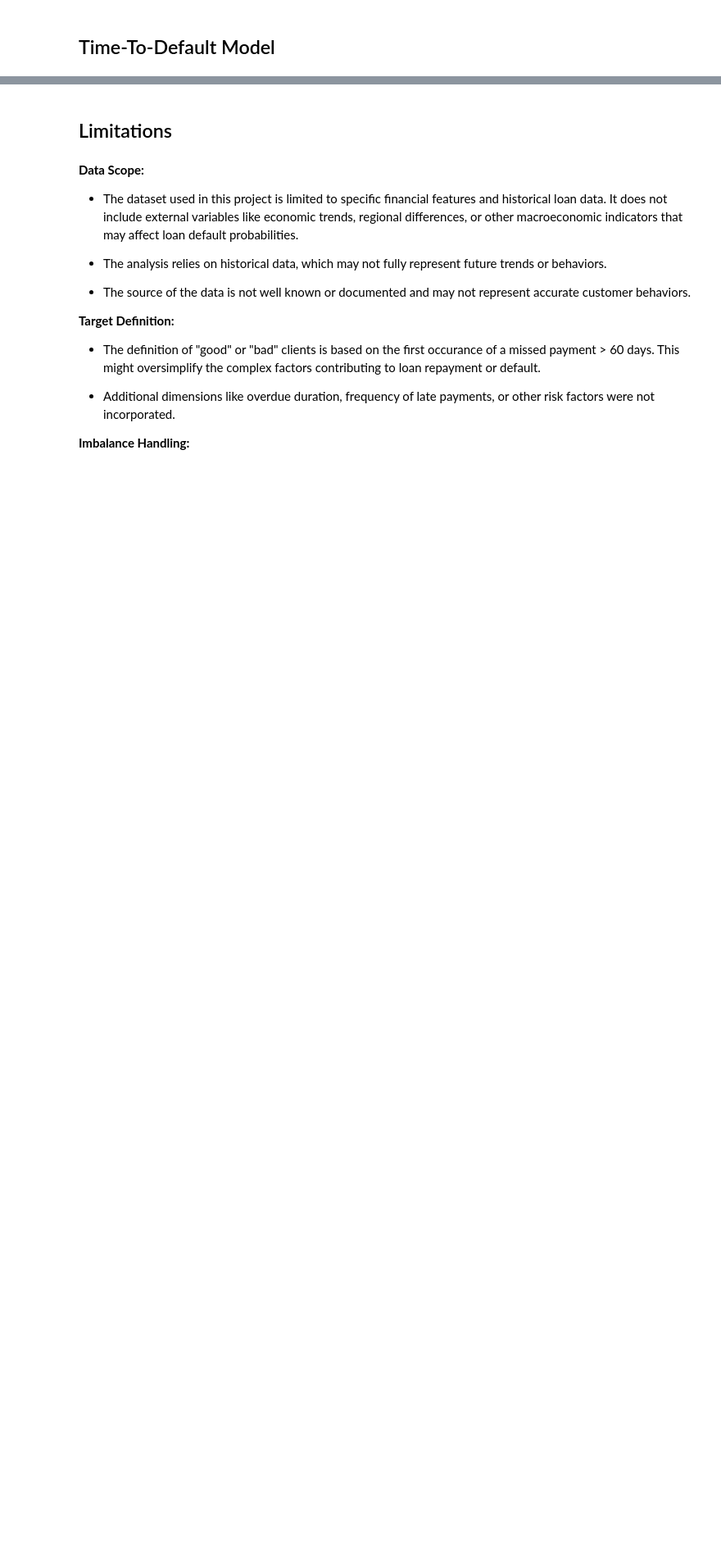
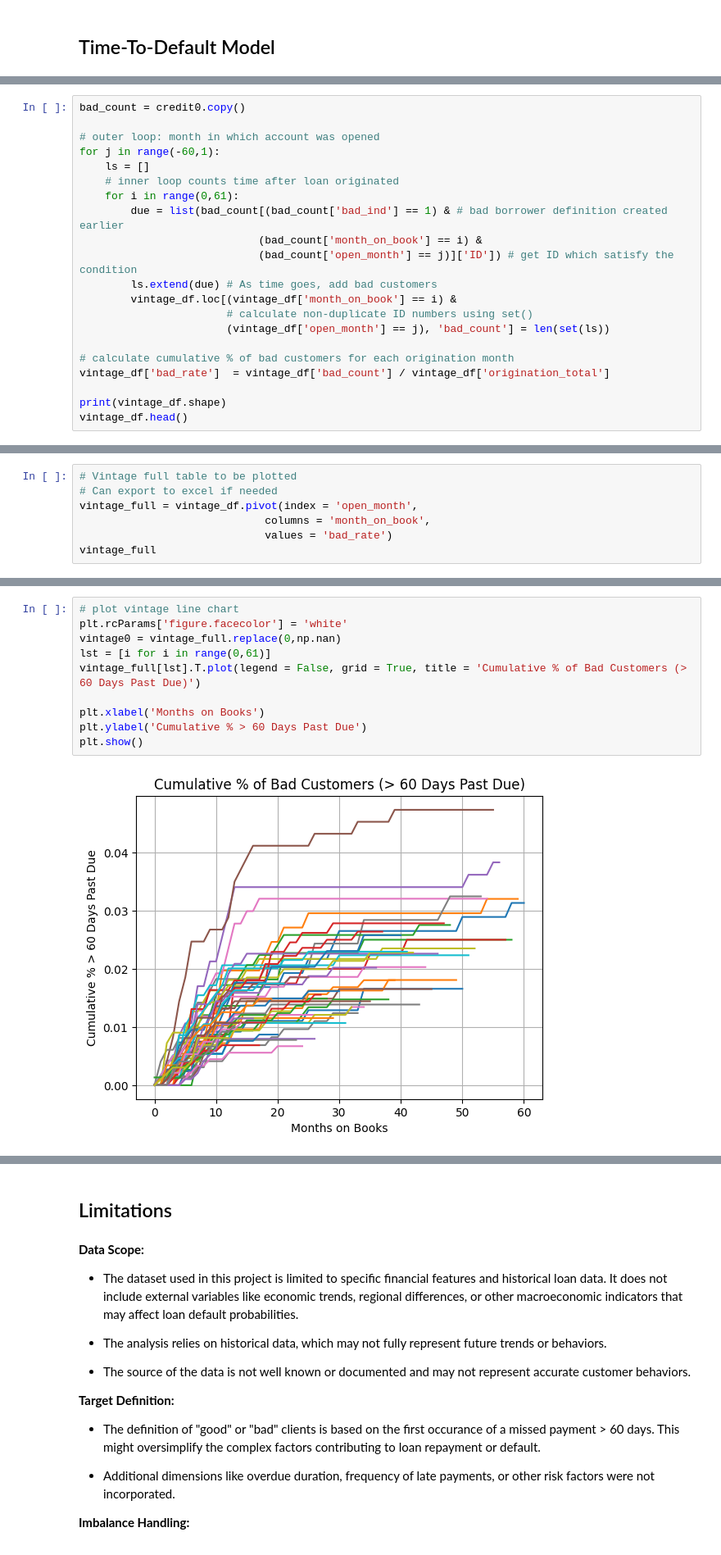
Before and after one commit to jaelar0/ml_credit_project, a Jupyter notebook: final_project.ipynb, the cells around one changed output, grey strips where cells are left out. Shown at 82% size. Saved outputs shown, nothing was run; the diff lists cells and outputs as text; blank space fills up the shorter version.

Commit message:
added vintage analysis

```diff
--- a/final_project.ipynb
+++ b/final_project.ipynb
@@ -695,0 +760,21 @@ plt.show()
+# %%
+bad_count = credit0.copy()
+
+# outer loop: month in which account was opened
+for j in range(-60,1):
+    ls = []
+    # inner loop counts time after loan originated
+    for i in range(0,61):
+        due = list(bad_count[(bad_count['bad_ind'] == 1) & # bad borrower definition created earlier
+                            (bad_count['month_on_book'] == i) &
+                            (bad_count['open_month'] == j)]['ID']) # get ID which satisfy the condition
+        ls.extend(due) # As time goes, add bad customers
+        vintage_df.loc[(vintage_df['month_on_book'] == i) &
+                       # calculate non-duplicate ID numbers using set()
+                       (vintage_df['open_month'] == j), 'bad_count'] = len(set(ls))
+
+# calculate cumulative % of bad customers for each origination month
+vintage_df['bad_rate']  = vintage_df['bad_count'] / vintage_df['origination_total']
+
+print(vintage_df.shape)
+vintage_df.head()
@@ -695,0 +789,7 @@ plt.show()
+# %%
+# Vintage full table to be plotted
+# Can export to excel if needed
+vintage_full = vintage_df.pivot(index = 'open_month',
+                             columns = 'month_on_book',
+                             values = 'bad_rate')
+vintage_full
@@ -695,0 +816,12 @@ plt.show()
+# %%
+# plot vintage line chart
+plt.rcParams['figure.facecolor'] = 'white'
+vintage0 = vintage_full.replace(0,np.nan)
+lst = [i for i in range(0,61)]
+vintage_full[lst].T.plot(legend = False, grid = True, title = 'Cumulative % of Bad Customers (> 60 Days Past Due)')
+
+plt.xlabel('Months on Books')
+plt.ylabel('Cumulative % > 60 Days Past Due')
+plt.show()
+# %% [output]
+[figure, added]
```
Also changed, not shown: parts of 19 cells of this notebook.
